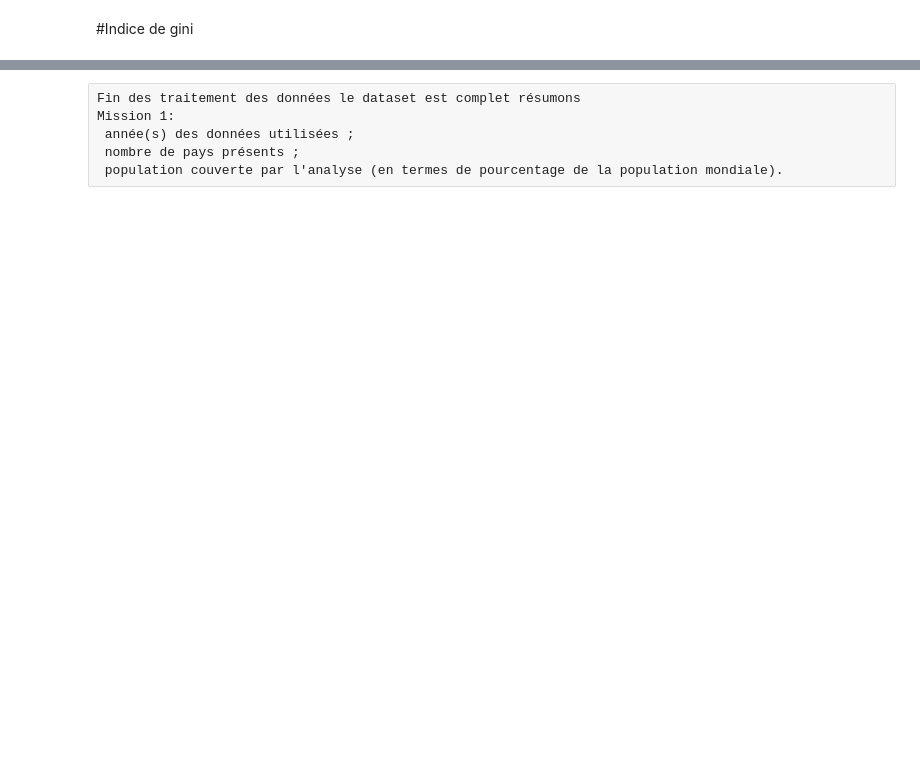
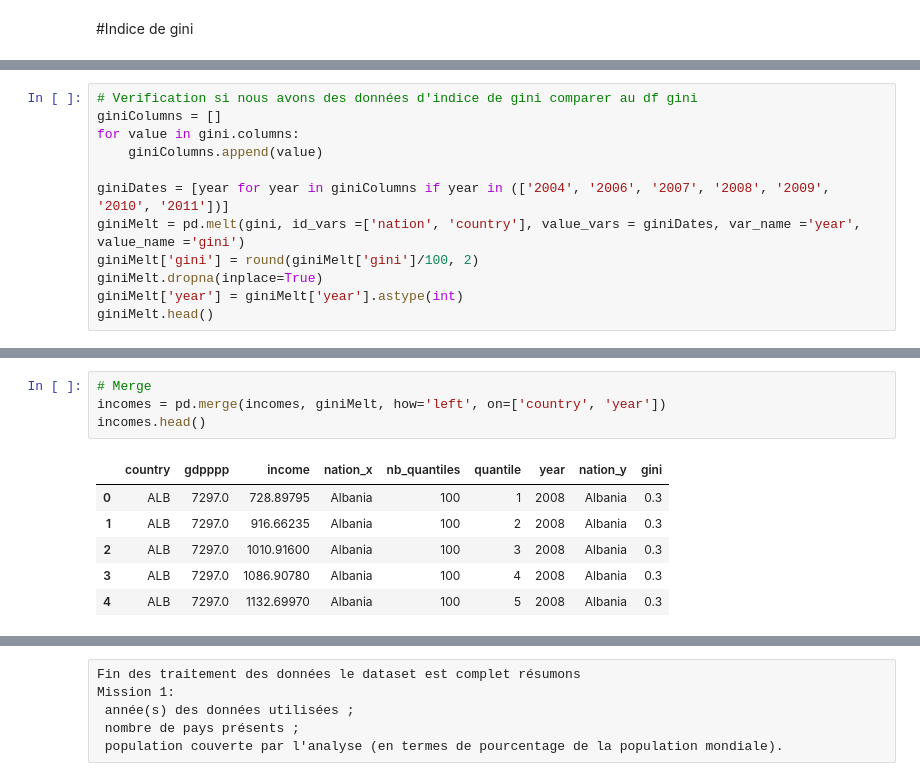
Before and after one commit to yassineBenHassoun/data-analysis-income-predict, a Jupyter notebook: app/jupyter/resources/project/mission_7.ipynb, the cells around one changed output, grey strips where cells are left out. Drawn from its saved outputs; the diff is of its cells as text; blank space fills up the shorter version.

```diff
--- a/app/jupyter/resources/project/mission_7.ipynb
+++ b/app/jupyter/resources/project/mission_7.ipynb
@@ -232,0 +255,12 @@ giniWorld
+# %%
+# Verification si nous avons des données d'indice de gini comparer au df gini
+giniColumns = []
+for value in gini.columns:
+    giniColumns.append(value)
+
+giniDates = [year for year in giniColumns if year in (['2004', '2006', '2007', '2008', '2009', '2010', '2011'])]
+giniMelt = pd.melt(gini, id_vars =['nation', 'country'], value_vars = giniDates, var_name ='year', value_name ='gini')
+giniMelt['gini'] = round(giniMelt['gini']/100, 2)
+giniMelt.dropna(inplace=True)
+giniMelt['year'] = giniMelt['year'].astype(int)
+giniMelt.head()
@@ -232,0 +274,11 @@ giniWorld
+# %%
+# Merge
+incomes = pd.merge(incomes, giniMelt, how='left', on=['country', 'year'])
+incomes.head()
+# %% [output]
+|  | country | gdpppp | income | nation_x | nb_quantiles | quantile | year | nation_y | gini |
+| 0 | ALB | 7297.0 | 728.89795 | Albania | 100 | 1 | 2008 | Albania | 0.3 |
+| 1 | ALB | 7297.0 | 916.66235 | Albania | 100 | 2 | 2008 | Albania | 0.3 |
+| 2 | ALB | 7297.0 | 1010.91600 | Albania | 100 | 3 | 2008 | Albania | 0.3 |
+| 3 | ALB | 7297.0 | 1086.90780 | Albania | 100 | 4 | 2008 | Albania | 0.3 |
+| 4 | ALB | 7297.0 | 1132.69970 | Albania | 100 | 5 | 2008 | Albania | 0.3 |
```
Also changed, not shown: parts of 48 cells of this notebook, 5 other files.
